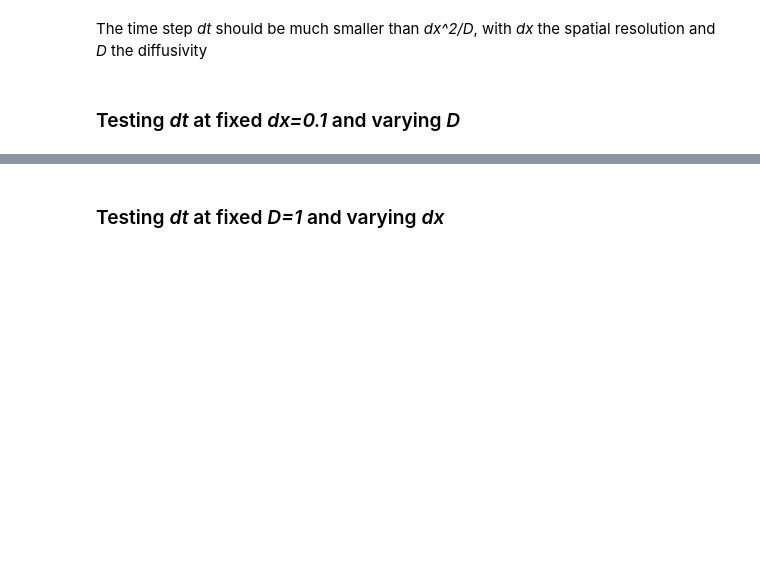
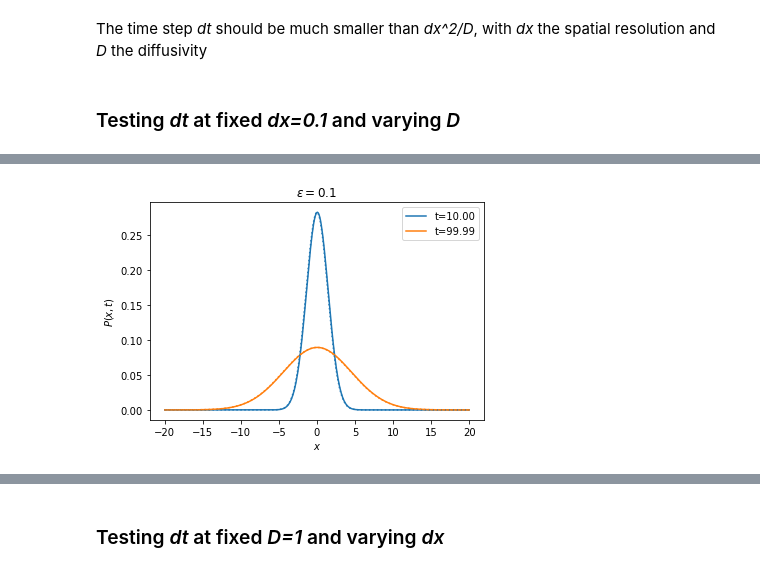
Before and after one commit to cbherbert/stochrare, a Jupyter notebook: demo/Diffusion.ipynb, the cells around one changed output, grey strips where cells are left out. Cells and saved outputs as stored; diff of their text form; code cells hidden in the pictures; blank space fills up the shorter version.

```diff
--- a/demo/Diffusion.ipynb
+++ b/demo/Diffusion.ipynb
@@ -34,0 +39,11 @@ Wiener1D(D=10.0).pdfplot(0.1, 1.0, dt=0.0001, npts=400, bounds=(-20.0, 20.0), t0
+# %%
+fpe = FokkerPlanck1D(Wiener1D().drift, 0.1)
+fpgen = fpe.fpintegrate_generator(10.0, 100.0, dt=0.01, npts=400, bounds=(-20.0, 20.0),
+                                  t0=0.0, P0='dirac', bc=('absorbing', 'absorbing'))
+fig, ax = pdf_plot(*((np.array(X), np.array(P), {'label': 't='+format(t, '.2f')}) for t, X, P in fpgen),
+                   title=r'$\epsilon=0.1$')
+ax.set_prop_cycle(None) # reset colors
+x = np.linspace(-20., 20., num=400)
+pdf_plot(*((x, Wiener1D(D=0.1)._fpthsol(x, t), {'ls': 'dotted'}) for t in (10, 100)), fig=fig, ax=ax);
+# %% [output]
+[figure, added]
```
Also changed, not shown: parts of 24 cells of this notebook.
